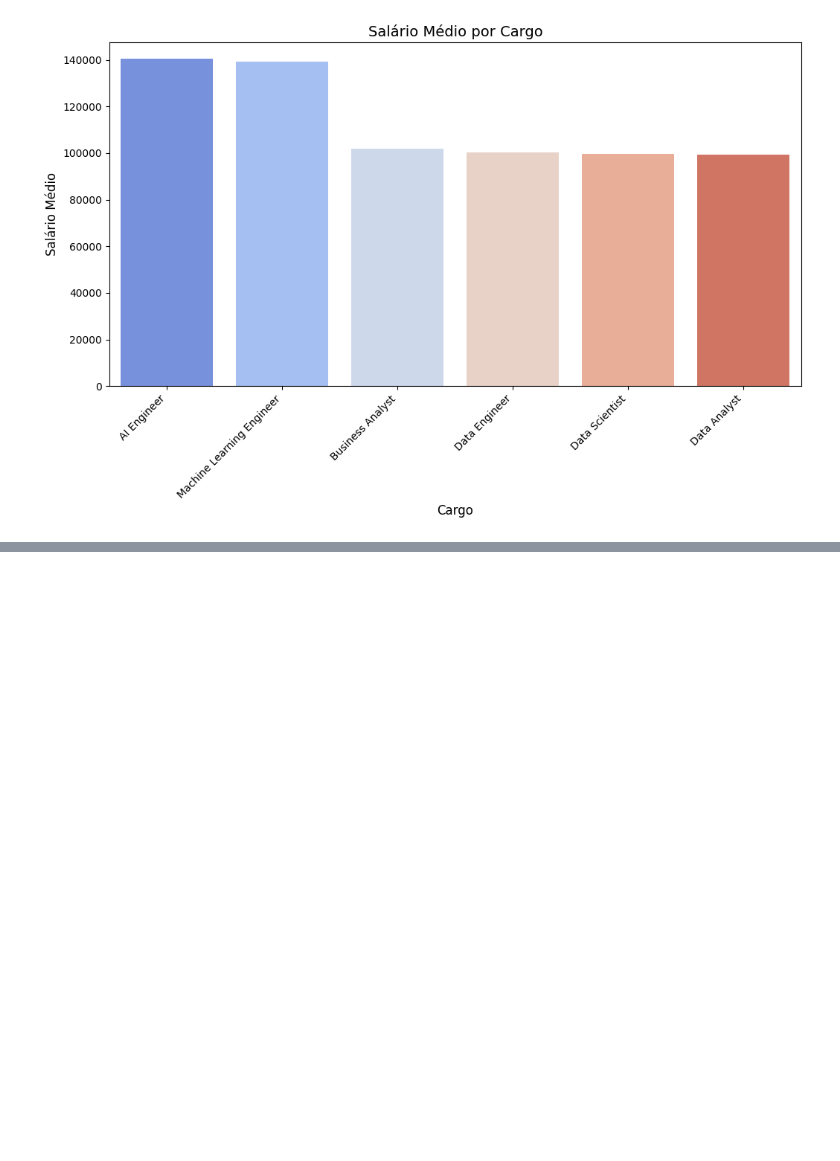
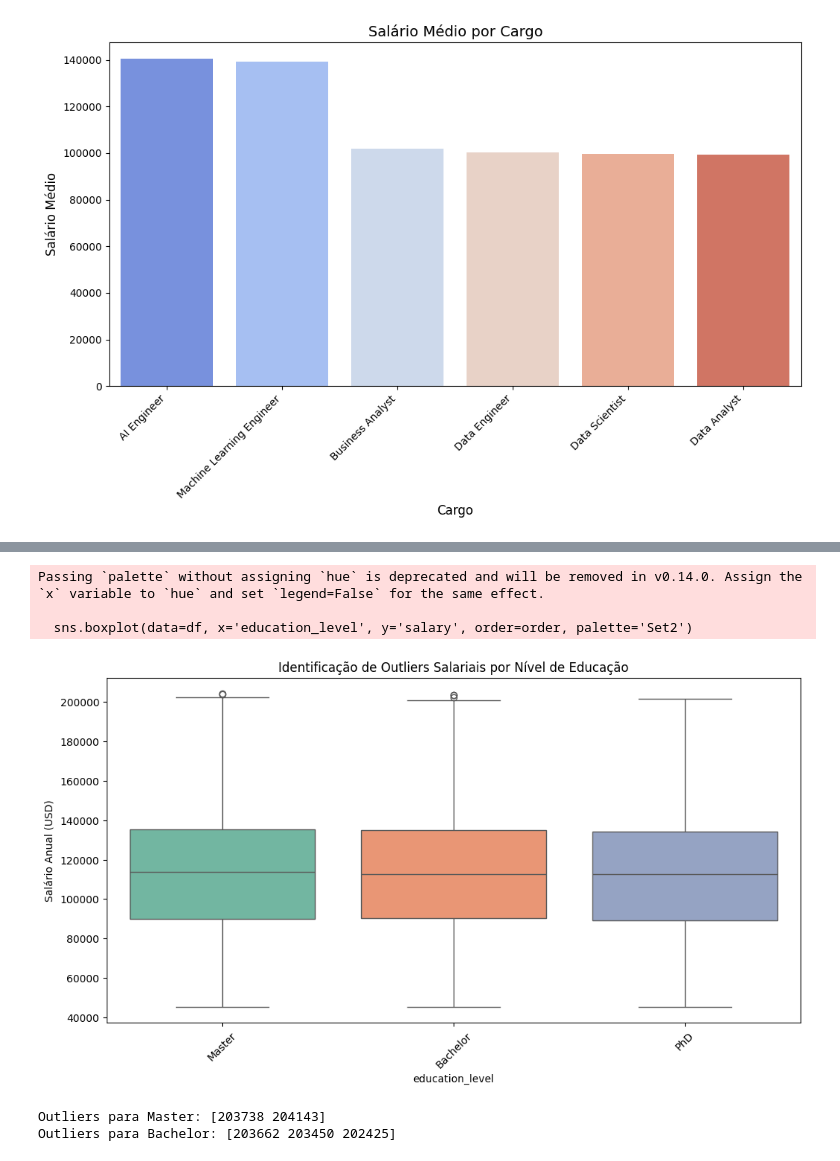
Before and after one commit to Viktor-MB/Analise-Preditiva-Mercado-IA-2026, a Jupyter notebook: notebook.ipynb, the cells around one changed output, grey strips where cells are left out. Saved outputs shown, nothing was run; the diff lists cells and outputs as text; code cells hidden in the pictures; blank space fills up the shorter version.

```diff
--- a/notebook.ipynb
+++ b/notebook.ipynb
@@ -217,0 +310,27 @@ Passing `palette` without assigning `hue` is deprecated and will be removed in v
+# %%
+plt.figure(figsize=(12, 6))
+order = df.groupby('education_level')['salary'].median().sort_values(ascending=False).index
+sns.boxplot(data=df, x='education_level', y='salary', order=order, palette='Set2')
+plt.title('Identificação de Outliers Salariais por Nível de Educação')
+plt.xticks(rotation=45)
+plt.ylabel('Salário Anual (USD)')
+plt.show()
+
+for edu_level in df['education_level'].unique():
+    subset = df[df['education_level'] == edu_level]['salary']
+    q1 = subset.quantile(0.25)
+    q3 = subset.quantile(0.75)
+    iqr = q3 - q1
+    lower_bound = q1 - 1.5 * iqr
+    upper_bound = q3 + 1.5 * iqr
+
+    outliers = subset[(subset < lower_bound) | (subset > upper_bound)]
+    if not outliers.empty:
+        print(f"Outliers para {edu_level}: {outliers.values}")
+# %% [output]
+Passing `palette` without assigning `hue` is deprecated and will be removed in v0.14.0. Assign the `x` variable to `hue` and set `legend=False` for the same effect.
+
+  sns.boxplot(data=df, x='education_level', y='salary', order=order, palette='Set2')
+[figure, added]
+Outliers para Master: [203738 204143]
+Outliers para Bachelor: [203662 203450 202425]
```
Also changed, not shown: parts of 7 cells of this notebook.
